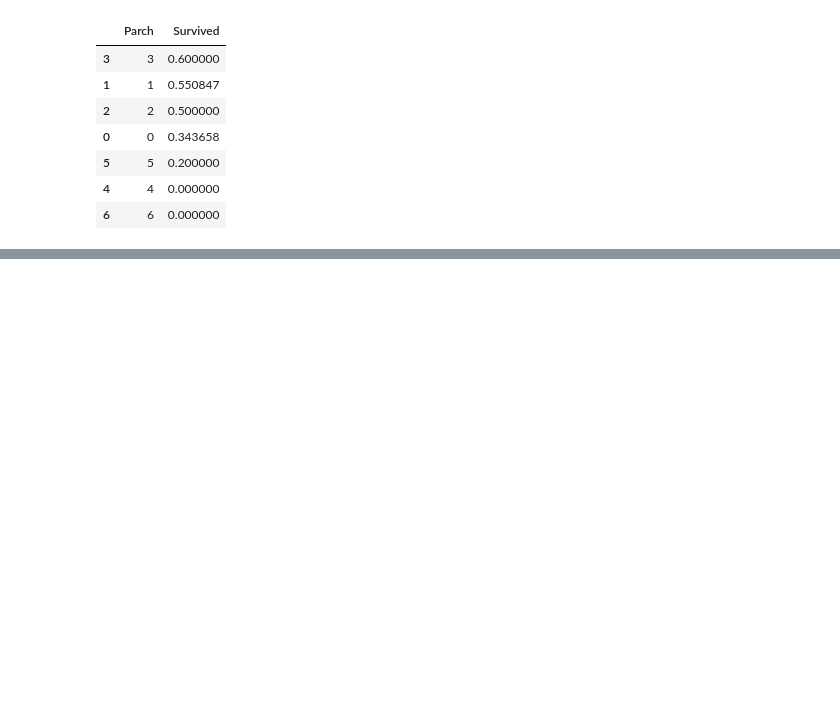
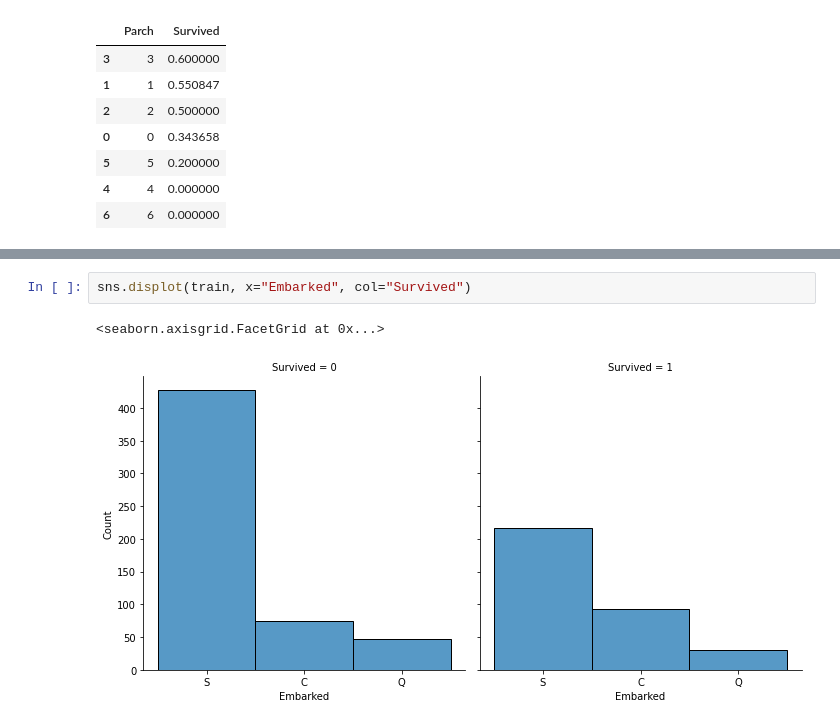
Before and after one commit to bhaktjain/Kaggle-Problem, a Jupyter notebook: Titanic_dataset.ipynb, the cells around one changed output, grey strips where cells are left out. Cells and saved outputs as stored; diff of their text form; blank space fills up the shorter version.

```diff
--- a/Titanic_dataset.ipynb
+++ b/Titanic_dataset.ipynb
@@ -147,0 +158,5 @@ train[["Parch", "Survived"]].groupby(['Parch'], as_index=False).mean().sort_valu
+# %%
+sns.displot(train, x="Embarked", col="Survived")
+# %% [output]
+<seaborn.axisgrid.FacetGrid at 0x...>
+[figure, added]
```
Also changed, not shown: parts of 2 cells of this notebook.
